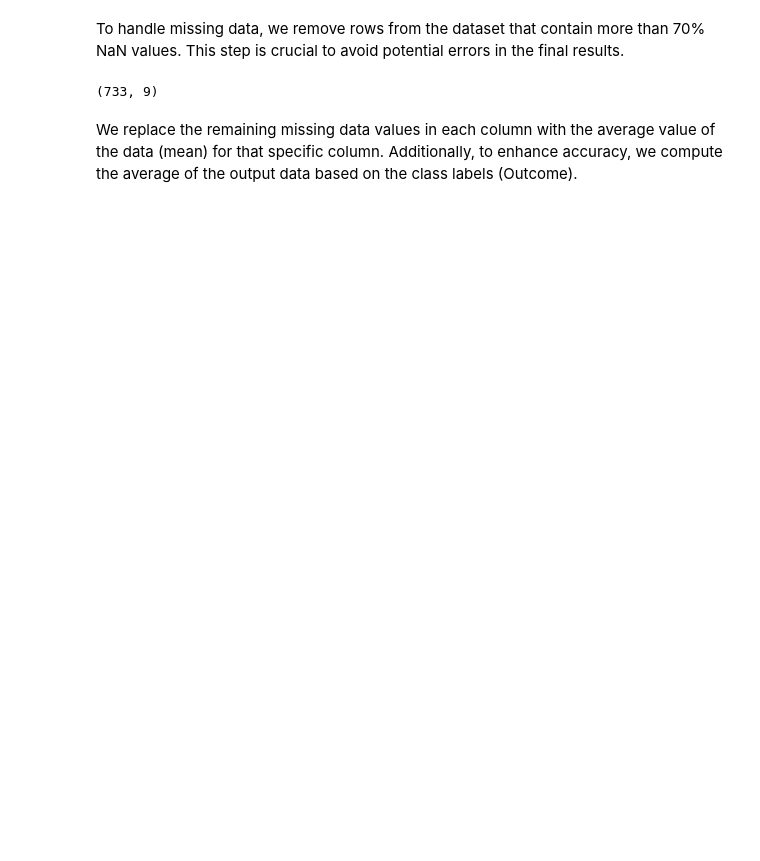
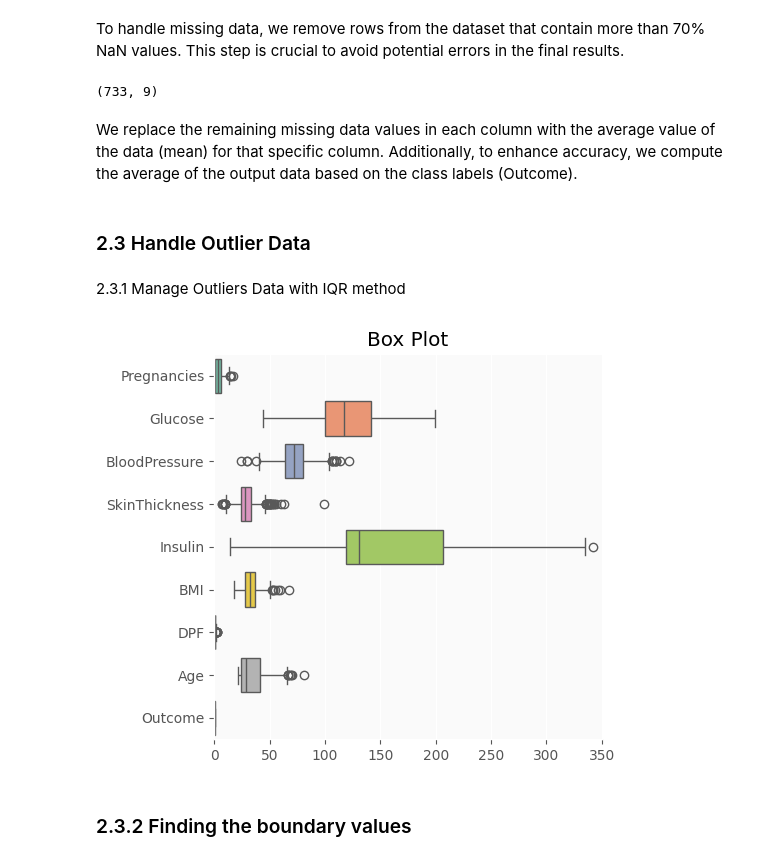
Before and after one commit to amir-9473/Hyperparameter-Tuning-of-Machine-Learning, a Jupyter notebook: notebooks/data_preprocessing.ipynb, the cells around one changed output. Saved outputs shown, nothing was run; the diff lists cells and outputs as text; code cells hidden in the pictures; blank space fills up the shorter version.

Commit message:
[DATA]: DataPreprocessing-Handling Outlier

```diff
--- a/notebooks/data_preprocessing.ipynb
+++ b/notebooks/data_preprocessing.ipynb
@@ -165,3 +165,22 @@ We replace the remaining missing data values in each column with the average val
 
 for i in data_copy.columns[data_copy.isnull().any(axis=0)]:
     data_copy[i] = data_copy.groupby(["Outcome"])[i].transform(lambda x: x.fillna(x.mean()))
+# %% [markdown]
+### 2.3 Handle Outlier Data
+# %% [markdown]
+2.3.1 Manage Outliers Data with IQR method
+# %%
+plt.style.use('ggplot') # Using ggplot2 style visuals
+
+f, ax = plt.subplots(figsize=(5, 5))
+
+ax.set_facecolor('#fafafa')
+ax.set(xlim=(-.05, 350))
+plt.title("Box Plot")
+ax = sns.boxplot(data = data_copy,
+  orient = 'h',
+  palette = 'Set2')
+# %% [output]
+[figure, added]
+# %% [markdown]
+### 2.3.2 Finding the boundary values
```
Also changed, not shown: parts of 15 cells of this notebook, 1 other file.
